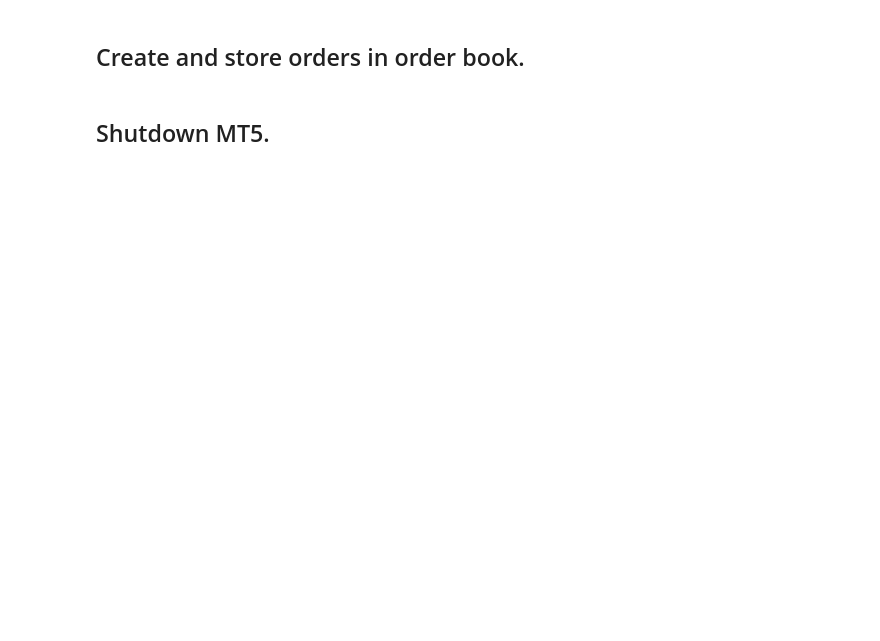
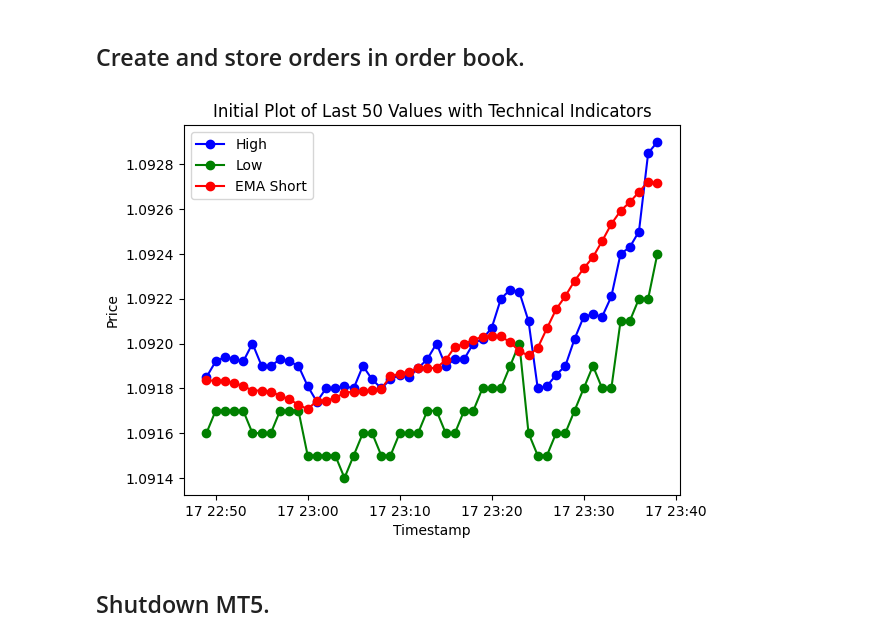
Before and after one commit to InnoSolve-Tech/Algorithmic-Trading, a Jupyter notebook: workflow.ipynb, the cells around one changed output. Drawn from its saved outputs; the diff is of its cells as text; code cells hidden in the pictures; blank space fills up the shorter version.

```diff
--- a/workflow.ipynb
+++ b/workflow.ipynb
@@ -53,10 +45,13 @@ HTTPError: HTTP Error 401: Unauthorized
 ## Create and store orders in order book.
 # %%
 # Visualize trends (Give feedback)
-fp.displayTicks()
+fp.displayTicks(data)
 # Use trading strategy
 while(True):
     fp.someStrategy()
+    break
+# %% [output]
+[figure, added]
 # %% [markdown]
 ## Shutdown MT5.
 # %%
```
Also changed, not shown: parts of 4 cells of this notebook, 2 other files.
